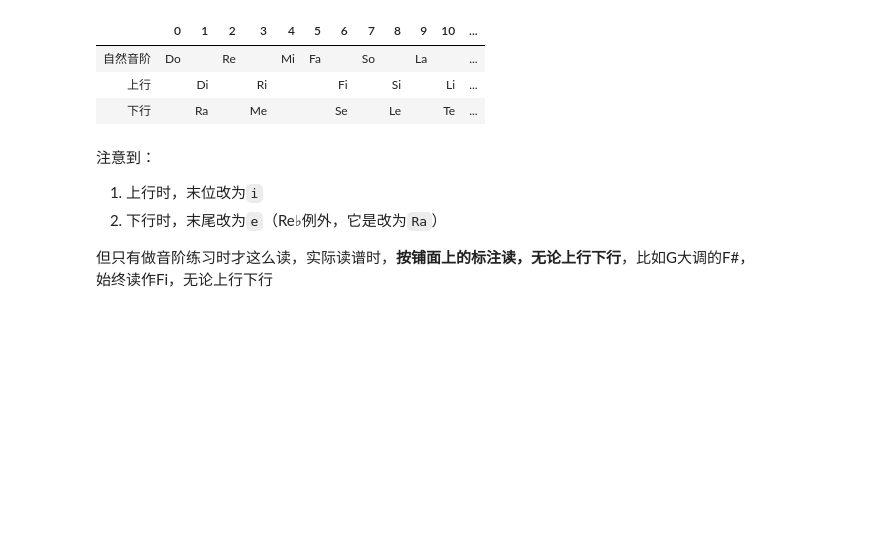
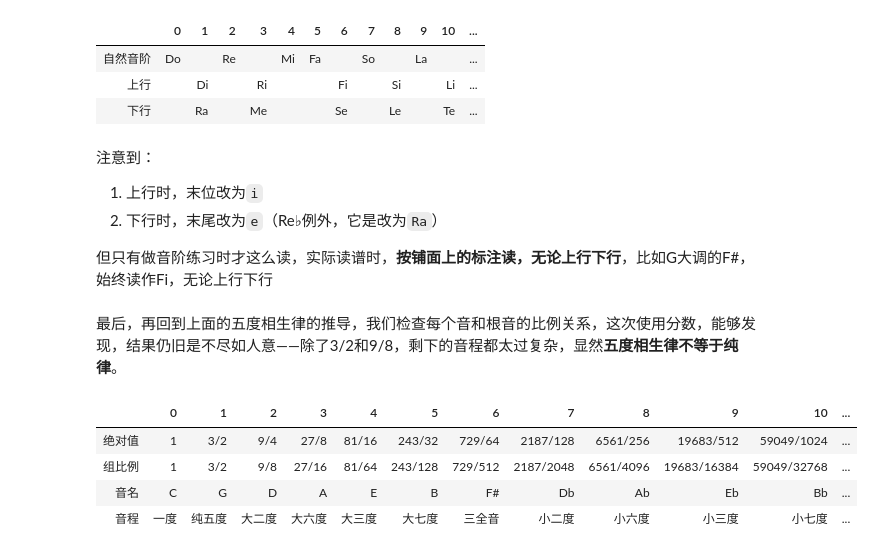
Before and after one commit to V-YOP/jupyter, a Jupyter notebook: 乐理/乐理学习01——音高，十二平均律，音名，音程.ipynb, the cells around one changed output. Saved outputs shown, nothing was run; the diff lists cells and outputs as text; code cells hidden in the pictures; blank space fills up the shorter version.

```diff
--- a/乐理/乐理学习01——音高，十二平均律，音名，音程.ipynb
+++ b/乐理/乐理学习01——音高，十二平均律，音名，音程.ipynb
@@ -379,3 +379,28 @@ tb
 2. 下行时，末尾改为`e`（Re♭例外，它是改为`Ra`）
 
 但只有做音阶练习时才这么读，实际读谱时，**按铺面上的标注读，无论上行下行**，比如G大调的F#，始终读作Fi，无论上行下行
+# %% [markdown]
+最后，再回到上面的五度相生律的推导，我们检查每个音和根音的比例关系，这次使用分数，能够发现，结果仍旧是不尽如人意——除了3/2和9/8，剩下的音程都太过复杂，显然**五度相生律不等于纯律**。
+# %%
+from prettytable import PrettyTable
+def octave_scale(v):
+    i = 1
+    while v // i > 1:
+        i *= 2
+    return v / i
+
+from fractions import Fraction
+f = 1
+tb = PrettyTable(['', *map(str, range(0, 13, 1))])
+tb.float_format = '.3'
+tb.add_row(['绝对值', *map(lambda i: f * (Fraction(3, 2) ** i), range(0, 13, 1))])
+tb.add_row(['组比例', *map(lambda i: octave_scale(f * (Fraction(3, 2) ** i)), range(0, 13, 1))])
+tb.add_row(['音名', 'C', 'G', 'D', 'A', 'E', 'B', 'F#', 'Db', 'Ab', 'Eb', 'Bb', 'F', 'C'])
+tb.add_row(['音程', '一度', '纯五度', '大二度', '大六度', '大三度', '大七度', '三全音', '小二度', '小六度', '小三度', '小七度', '纯四度', '八度'])
+display(tb)
+# %% [output]
+|  | 0 | 1 | 2 | 3 | 4 | 5 | 6 | 7 | 8 | 9 | 10 | ... |
+| 绝对值 | 1 | 3/2 | 9/4 | 27/8 | 81/16 | 243/32 | 729/64 | 2187/128 | 6561/256 | 19683/512 | 59049/1024 | ... |
+| 组比例 | 1 | 3/2 | 9/8 | 27/16 | 81/64 | 243/128 | 729/512 | 2187/2048 | 6561/4096 | 19683/16384 | 59049/32768 | ... |
+| 音名 | C | G | D | A | E | B | F# | Db | Ab | Eb | Bb | ... |
+| 音程 | 一度 | 纯五度 | 大二度 | 大六度 | 大三度 | 大七度 | 三全音 | 小二度 | 小六度 | 小三度 | 小七度 | ... |
```
Also changed, not shown: parts of 4 cells of this notebook, 9 other files.
